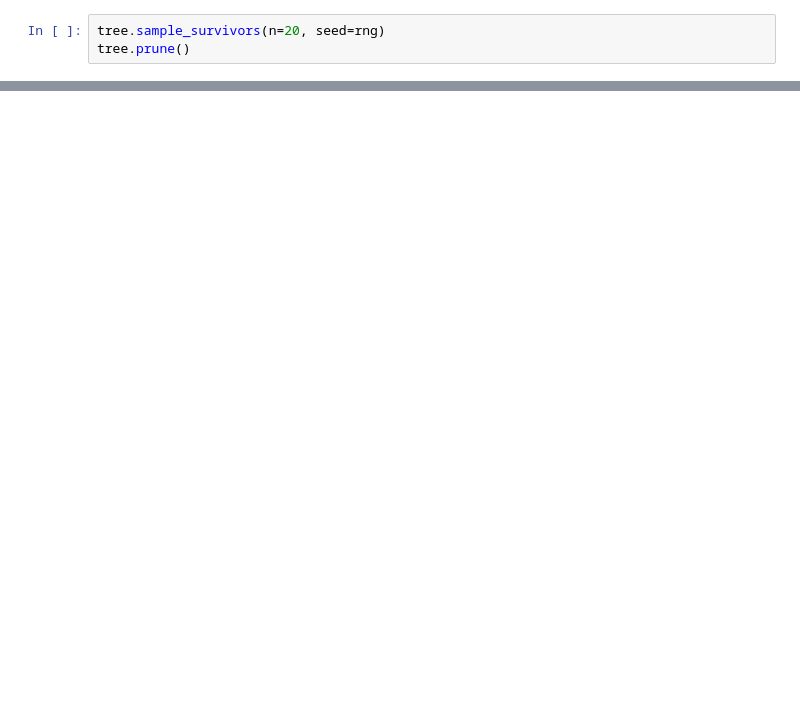
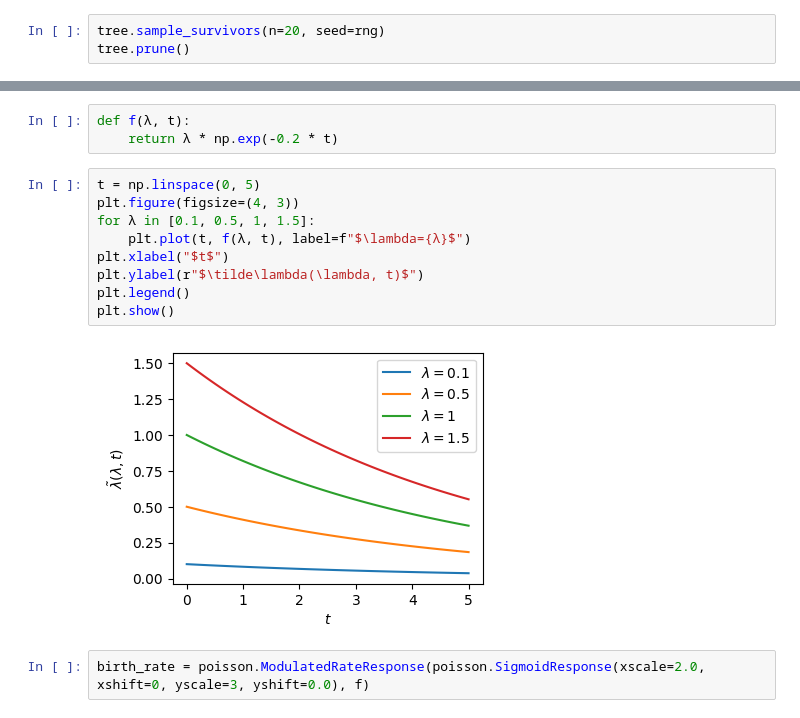
Before and after one commit to matsengrp/gcdyn, a Jupyter notebook: notebooks/bdms_inhomogeneous.ipynb, the cells around one changed output, grey strips where cells are left out. Saved outputs shown, nothing was run; the diff lists cells and outputs as text; blank space fills up the shorter version.

```diff
--- a/notebooks/bdms_inhomogeneous.ipynb
+++ b/notebooks/bdms_inhomogeneous.ipynb
@@ -110,0 +111,16 @@ tree.render("%%inline")
+# %%
+def f(λ, t):
+    return λ * np.exp(-0.2 * t)
+# %%
+t = np.linspace(0, 5)
+plt.figure(figsize=(4, 3))
+for λ in [0.1, 0.5, 1, 1.5]:
+    plt.plot(t, f(λ, t), label=f"$\lambda={λ}$")
+plt.xlabel("$t$")
+plt.ylabel(r"$\tilde\lambda(\lambda, t)$")
+plt.legend()
+plt.show()
+# %% [output]
+[figure, added]
+# %%
+birth_rate = poisson.ModulatedRateResponse(poisson.SigmoidResponse(xscale=2.0, xshift=0, yscale=3, yshift=0.0), f)
```
Also changed, not shown: parts of 15 cells of this notebook, 1 other file.
